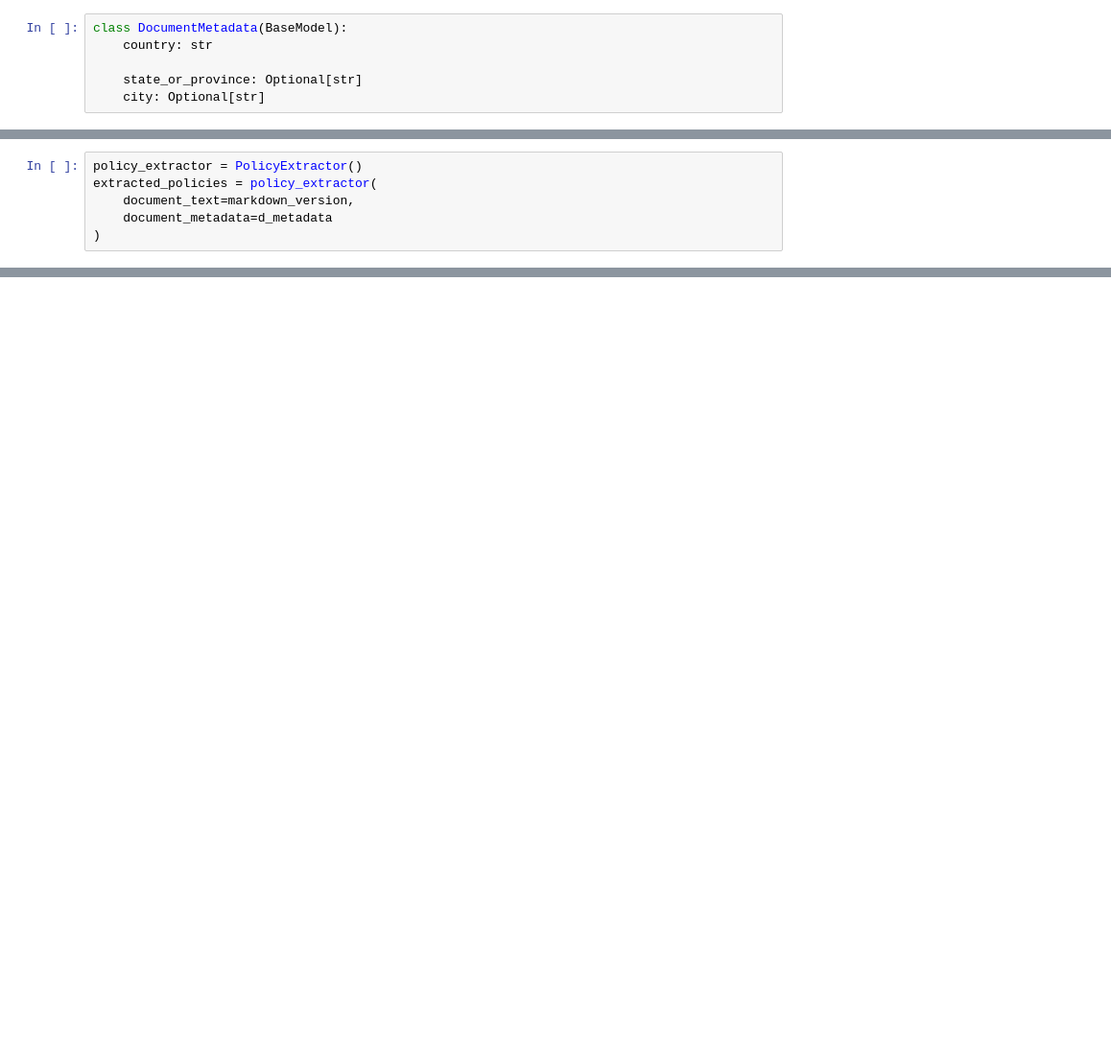
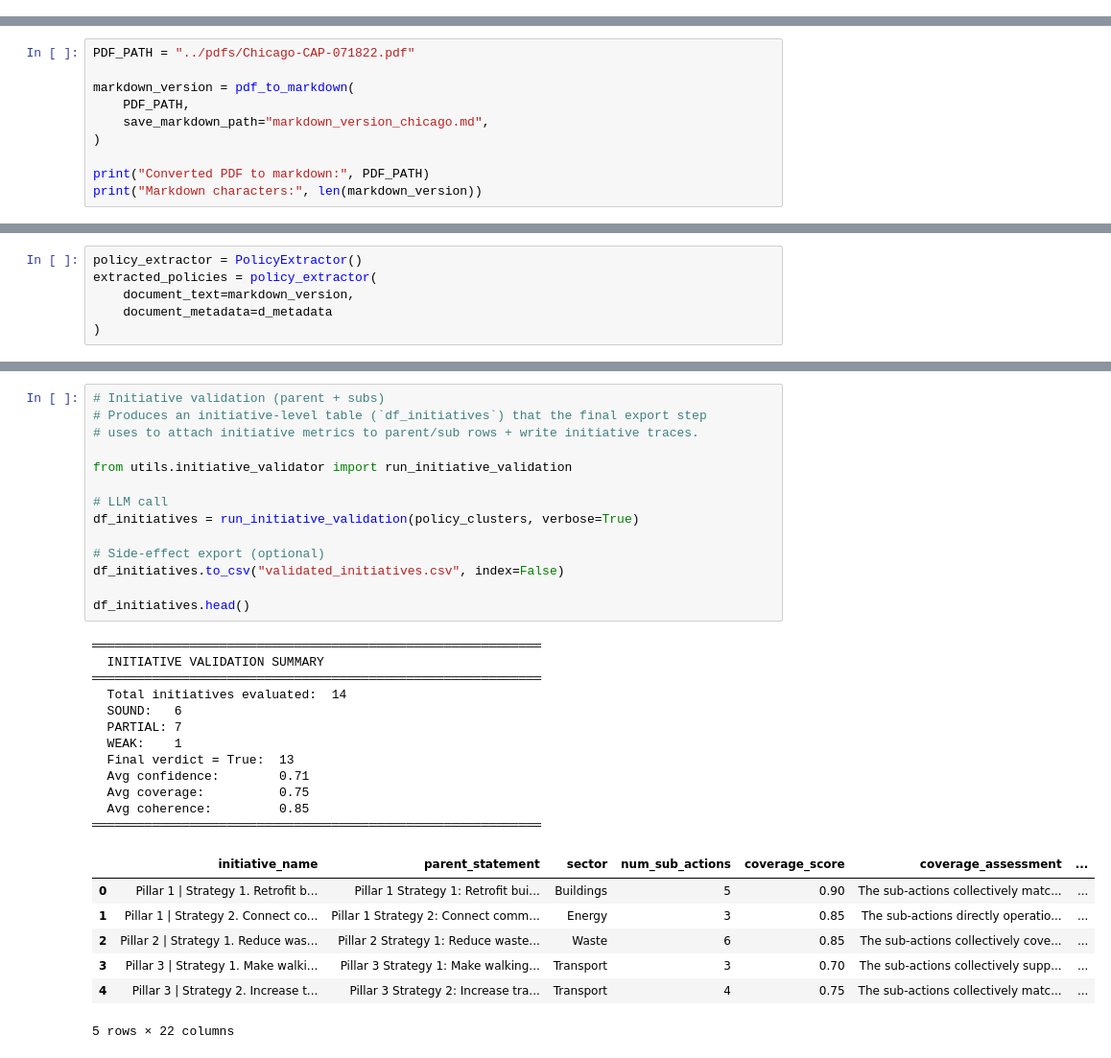
Before and after one commit to zhassan223/GENIUS, a Jupyter notebook: notebooks/dspy_pipeline_v4.ipynb, the cells around one changed output, grey strips where cells are left out. Shown at 96% size. Drawn from its saved outputs; the diff is of its cells as text; blank space fills up the shorter version.

```diff
--- a/notebooks/dspy_pipeline_v4.ipynb
+++ b/notebooks/dspy_pipeline_v4.ipynb
@@ -78,6 +26,0 @@ class ExtractedPolicy(BaseModel):
-# %%
-class DocumentMetadata(BaseModel):
-    country: str
-
-    state_or_province: Optional[str]
-    city: Optional[str]
@@ -242,0 +49,10 @@ markdown_version = document.document.export_to_markdown()
+# %%
+PDF_PATH = "../pdfs/Chicago-CAP-071822.pdf"
+
+markdown_version = pdf_to_markdown(
+    PDF_PATH,
+    save_markdown_path="markdown_version_chicago.md",
+)
+
+print("Converted PDF to markdown:", PDF_PATH)
+print("Markdown characters:", len(markdown_version))
@@ -284,0 +351,34 @@ with open("extracted_policies_chicago_intermediate_v4", "w") as f:
+# %%
+# Initiative validation (parent + subs)
+# Produces an initiative-level table (`df_initiatives`) that the final export step
+# uses to attach initiative metrics to parent/sub rows + write initiative traces.
+
+from utils.initiative_validator import run_initiative_validation
+
+# LLM call
+df_initiatives = run_initiative_validation(policy_clusters, verbose=True)
+
+# Side-effect export (optional)
+df_initiatives.to_csv("validated_initiatives.csv", index=False)
+
+df_initiatives.head()
+# %% [output]
+════════════════════════════════════════════════════════════
+  INITIATIVE VALIDATION SUMMARY
+════════════════════════════════════════════════════════════
+  Total initiatives evaluated:  14
+  SOUND:   6
+  PARTIAL: 7
+  WEAK:    1
+  Final verdict = True:  13
+  Avg confidence:        0.71
+  Avg coverage:          0.75
+  Avg coherence:         0.85
+════════════════════════════════════════════════════════════
+|  | initiative_name | parent_statement | sector | num_sub_actions | coverage_score | coverage_assessment | ... |
+| 0 | Pillar 1 | Strategy 1. Retrofit b... | Pillar 1 Strategy 1: Retrofit bui... | Buildings | 5 | 0.90 | The sub-actions collectively matc... | ... |
+| 1 | Pillar 1 | Strategy 2. Connect co... | Pillar 1 Strategy 2: Connect comm... | Energy | 3 | 0.85 | The sub-actions directly operatio... | ... |
+| 2 | Pillar 2 | Strategy 1. Reduce was... | Pillar 2 Strategy 1: Reduce waste... | Waste | 6 | 0.85 | The sub-actions collectively cove... | ... |
+| 3 | Pillar 3 | Strategy 1. Make walki... | Pillar 3 Strategy 1: Make walking... | Transport | 3 | 0.70 | The sub-actions collectively supp... | ... |
+| 4 | Pillar 3 | Strategy 2. Increase t... | Pillar 3 Strategy 2: Increase tra... | Transport | 4 | 0.75 | The sub-actions collectively matc... | ... |
+5 rows × 22 columns
```
Also changed, not shown: parts of 43 cells of this notebook, 19 other files.
